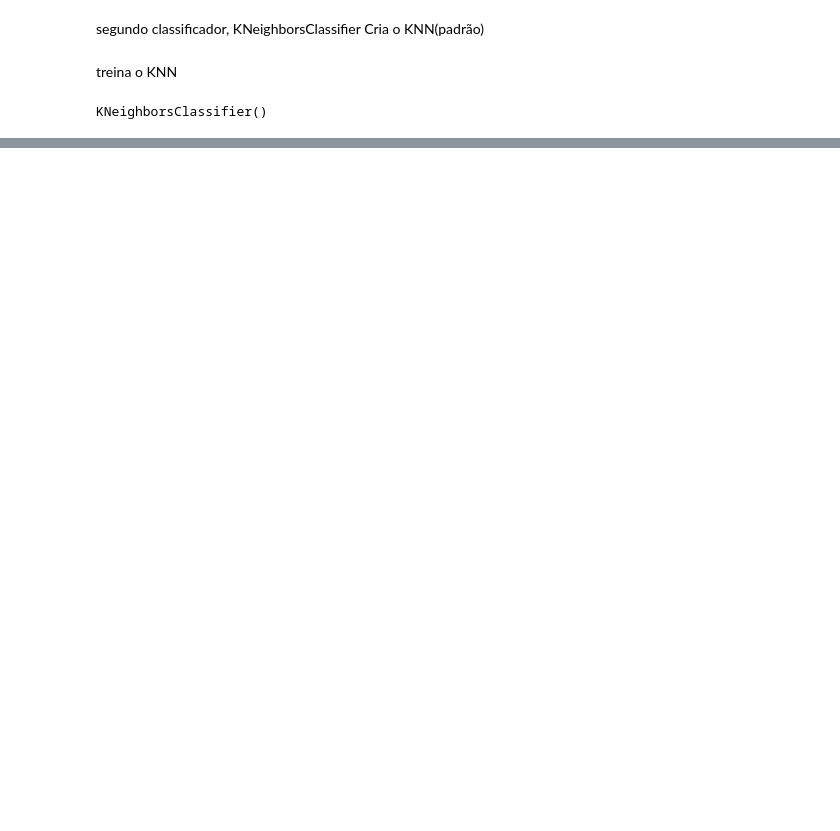
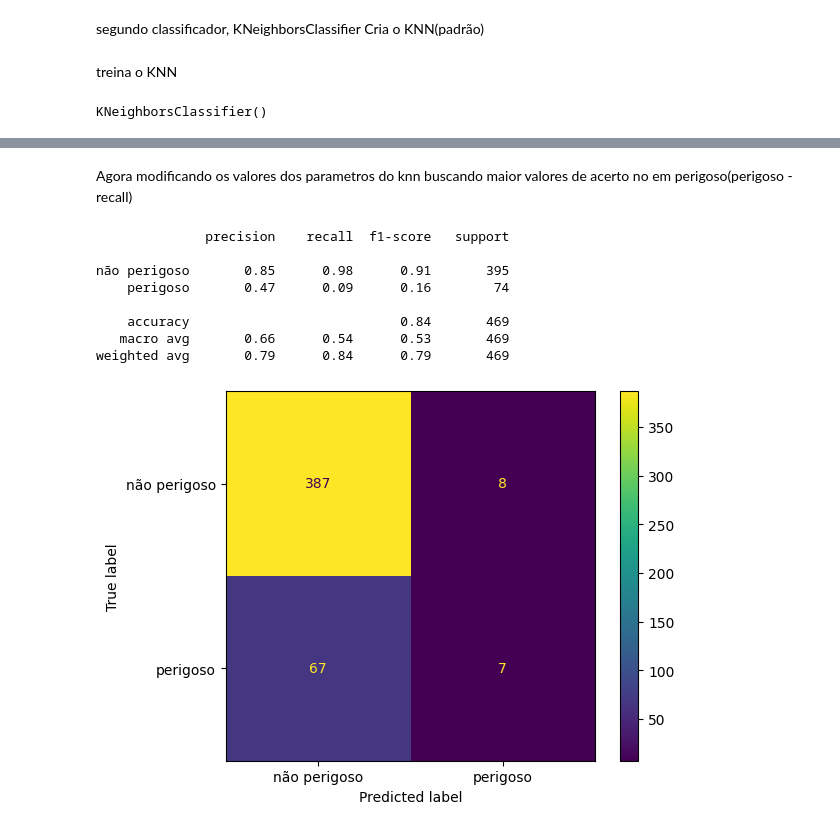
Before and after one commit to gabrielmaiaaa/IA-Inteligencia-Asteroide, a Jupyter notebook: Codigos/IA.ipynb, the cells around one changed output, grey strips where cells are left out. Drawn from its saved outputs; the diff is of its cells as text; code cells hidden in the pictures; blank space fills up the shorter version.

```diff
--- a/Codigos/IA.ipynb
+++ b/Codigos/IA.ipynb
@@ -272,0 +251,33 @@ weighted avg       0.96      0.96      0.96       787
+# %% [markdown]
+Agora modificando os valores dos parametros do knn buscando maior valores de acerto no em perigoso(perigoso - recall)
+# %%
+knn = KNeighborsClassifier(
+    metric='euclidean',
+    n_neighbors=11,
+    weights='distance'
+)
+# Treine o classificador
+knn.fit(x_train, y_train)
+
+#Faça previsões no conjunto de teste
+y_pred = knn.predict(x_test)
+
+#faz o relatório de métricas
+target_names = ['não perigoso', 'perigoso']
+print(classification_report(y_test, y_pred, target_names=target_names))
+
+#faz a matriz de confusão
+cm = confusion_matrix(y_test, y_pred, labels=knn.classes_)
+disp = ConfusionMatrixDisplay(confusion_matrix=cm,display_labels=['não perigoso', 'perigoso'])
+disp.plot()
+plt.show()
+# %% [output]
+              precision    recall  f1-score   support
+
+não perigoso       0.85      0.98      0.91       395
+    perigoso       0.47      0.09      0.16        74
+
+    accuracy                           0.84       469
+   macro avg       0.66      0.54      0.53       469
+weighted avg       0.79      0.84      0.79       469
+[figure, added]
```
Also changed, not shown: parts of 21 cells of this notebook, 5 other files.
